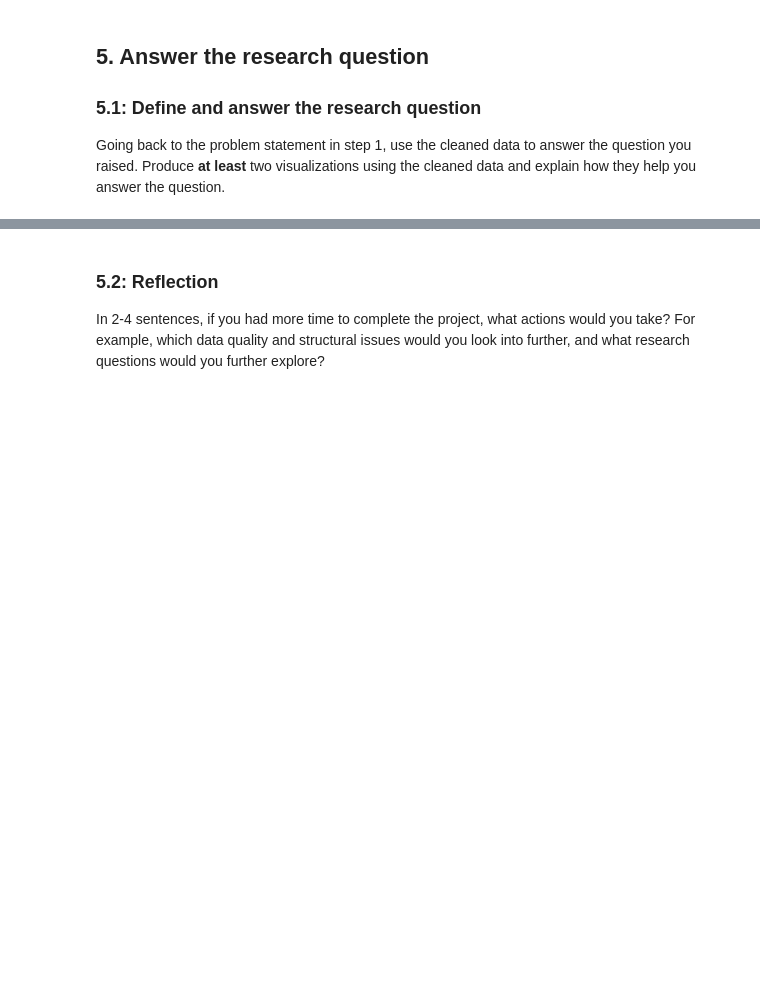
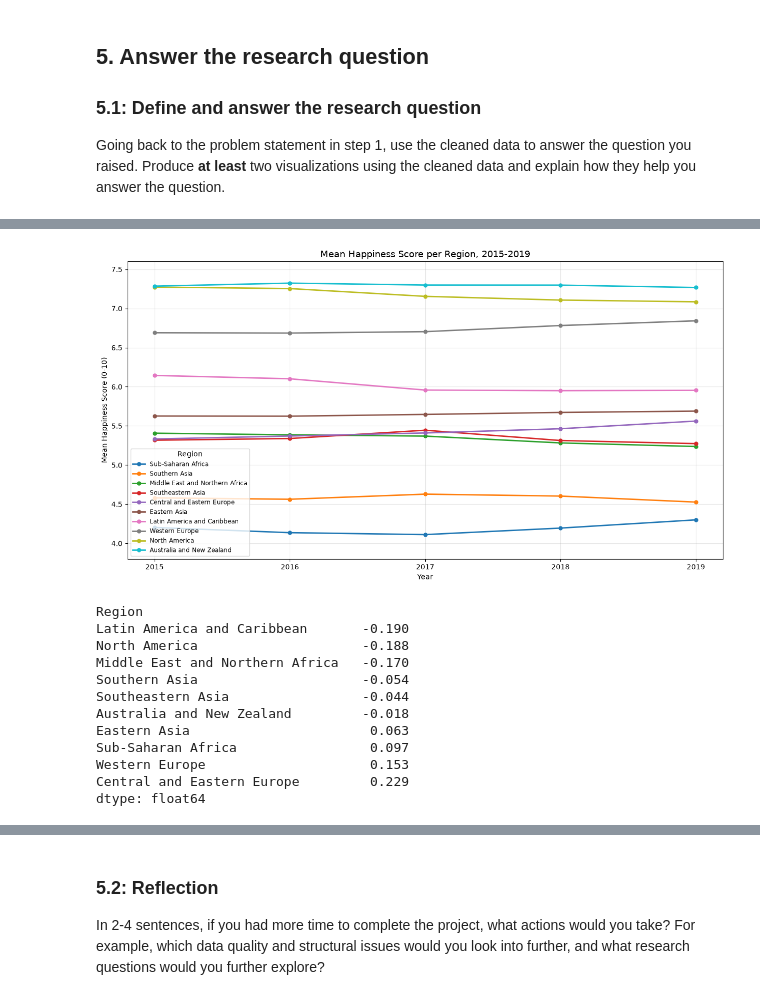
Before and after one commit to EduardoNicacio/Udacity_Data-Analyst_P3_Real_World_Data_Wrangling, a Jupyter notebook: data_wrangling_project_starter.ipynb, the cells around one changed output, grey strips where cells are left out. Saved outputs shown, nothing was run; the diff lists cells and outputs as text; code cells hidden in the pictures; blank space fills up the shorter version.

```diff
--- a/data_wrangling_project_starter.ipynb
+++ b/data_wrangling_project_starter.ipynb
@@ -176,0 +746,40 @@ Going back to the problem statement in step 1, use the cleaned data to answer th
+# %%
+# Visual 2:
+# Visual 2 - mean Happiness Score per Region from 2015 to 2019 (one line per region).
+import numpy as np
+import pandas as pd
+import matplotlib.pyplot as plt
+
+regional_means = (cleaned.groupby(["Region", "Year"])["Happiness Score"].mean()
+                  .unstack("Year"))
+regional_means = regional_means.sort_values(2019)  # order the legend by 2019 averages
+
+plt.figure(figsize=(12.5, 6.8))
+for region, row in regional_means.iterrows():
+    plt.plot(row.index, row.values, marker="o", linewidth=2, markersize=5, label=region)
+plt.title("Mean Happiness Score per Region, 2015-2019", fontsize=13)
+plt.xlabel("Year")
+plt.ylabel("Mean Happiness Score (0-10)")
+plt.xticks(HAPPINESS_YEARS)
+plt.ylim(3.8, 7.6)
+plt.grid(alpha=0.3)
+plt.legend(fontsize=8.5, loc="lower left", title="Region")
+plt.tight_layout()
+plt.show()
+
+# supporting statistics for the written interpretation: change per region 2015 -> 2019
+(regional_means[2019] - regional_means[2015]).sort_values().round(3)
+# %% [output]
+[figure, added]
+Region
+Latin America and Caribbean       -0.190
+North America                     -0.188
+Middle East and Northern Africa   -0.170
+Southern Asia                     -0.054
+Southeastern Asia                 -0.044
+Australia and New Zealand         -0.018
+Eastern Asia                       0.063
+Sub-Saharan Africa                 0.097
+Western Europe                     0.153
+Central and Eastern Europe         0.229
+dtype: float64
```
Also changed, not shown: parts of 92 cells of this notebook, 9 other files.
